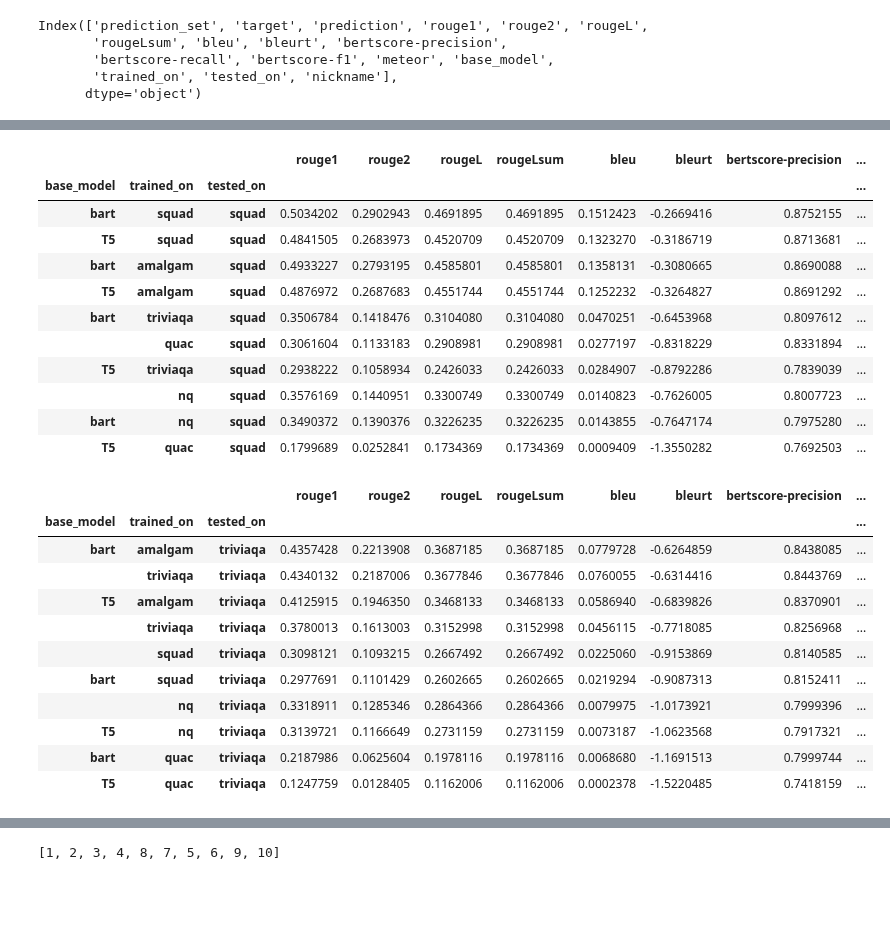
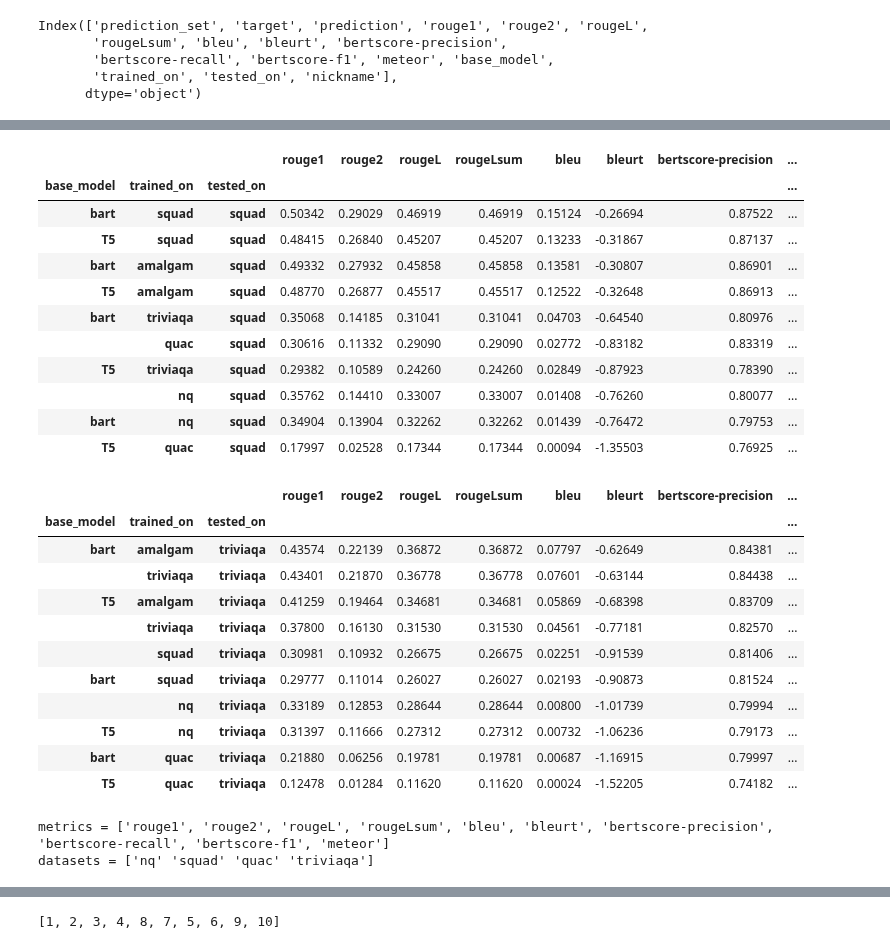
Before and after one commit to jeanlucjackson/w266_NLP_final_project, a Jupyter notebook: code/sandboxes/RR/rr_evaluation_sandbox.ipynb, the cells around one changed output, grey strips where cells are left out. Saved outputs shown, nothing was run; the diff lists cells and outputs as text; code cells hidden in the pictures; blank space fills up the shorter version.

```diff
--- a/code/sandboxes/RR/rr_evaluation_sandbox.ipynb
+++ b/code/sandboxes/RR/rr_evaluation_sandbox.ipynb
@@ -3,6 +9,10 @@
 # %%
 import pandas as pd
 import numpy as np
+from sklearn.metrics.pairwise import cosine_similarity
+
 import seaborn as sns
+from matplotlib import pyplot as plt
 
-from sklearn.metrics.pairwise import cosine_similarity
+pd.set_option("precision", 5)
+sns.set_theme()
@@ -15,6 +20,5 @@ Drive already mounted at /content/drive; to attempt to forcibly remount, call dr
 evaluation_root = "/content/drive/MyDrive/w266 NLP Final Project/Evaluation/"
 filename = evaluation_root + "evaluation_database.json"
 
-# Read JSON into dataframe
-evaluation_db_df = pd.read_json(filename)
+evaluation_df = pd.read_json(filename)
 # %%
@@ -25,6 +29,4 @@ Index(['prediction_set', 'target', 'prediction', 'rouge1', 'rouge2', 'rougeL',
        'bertscore-recall', 'bertscore-f1', 'meteor', 'base_model',
        'trained_on', 'tested_on', 'nickname'],
       dtype='object')
-# %%
-pd.set_option('precision', 7)
 # %%
@@ -69,30 +91,51 @@ evaluation_db_df[evaluation_db_df['tested_on'] == 'quac'].groupby(['base_model',
 # %%
-evaluation_db_df[evaluation_db_df['tested_on'] == 'squad'].groupby(['base_model', 'trained_on', 'tested_on']).mean().sort_values(by=['bertscore-f1'], ascending=False)
+squad_df = (
+    evaluation_df[evaluation_df["tested_on"] == "squad"]
+    .groupby(["base_model", "trained_on", "tested_on"])
+    .mean()
+    .sort_values(by=["bertscore-f1"], ascending=False)
+)
+
+squad_df
 # %% [output]
 |  |  |  | rouge1 | rouge2 | rougeL | rougeLsum | bleu | bleurt | bertscore-precision | ... |
 | base_model | trained_on | tested_on |  |  |  |  |  |  |  | ... |
-| bart | squad | squad | 0.5034202 | 0.2902943 | 0.4691895 | 0.4691895 | 0.1512423 | -0.2669416 | 0.8752155 | ... |
-| T5 | squad | squad | 0.4841505 | 0.2683973 | 0.4520709 | 0.4520709 | 0.1323270 | -0.3186719 | 0.8713681 | ... |
-| bart | amalgam | squad | 0.4933227 | 0.2793195 | 0.4585801 | 0.4585801 | 0.1358131 | -0.3080665 | 0.8690088 | ... |
-| T5 | amalgam | squad | 0.4876972 | 0.2687683 | 0.4551744 | 0.4551744 | 0.1252232 | -0.3264827 | 0.8691292 | ... |
-| bart | triviaqa | squad | 0.3506784 | 0.1418476 | 0.3104080 | 0.3104080 | 0.0470251 | -0.6453968 | 0.8097612 | ... |
-|  | quac | squad | 0.3061604 | 0.1133183 | 0.2908981 | 0.2908981 | 0.0277197 | -0.8318229 | 0.8331894 | ... |
-| T5 | triviaqa | squad | 0.2938222 | 0.1058934 | 0.2426033 | 0.2426033 | 0.0284907 | -0.8792286 | 0.7839039 | ... |
-|  | nq | squad | 0.3576169 | 0.1440951 | 0.3300749 | 0.3300749 | 0.0140823 | -0.7626005 | 0.8007723 | ... |
-| bart | nq | squad | 0.3490372 | 0.1390376 | 0.3226235 | 0.3226235 | 0.0143855 | -0.7647174 | 0.7975280 | ... |
-| T5 | quac | squad | 0.1799689 | 0.0252841 | 0.1734369 | 0.1734369 | 0.0009409 | -1.3550282 | 0.7692503 | ... |
+| bart | squad | squad | 0.50342 | 0.29029 | 0.46919 | 0.46919 | 0.15124 | -0.26694 | 0.87522 | ... |
+| T5 | squad | squad | 0.48415 | 0.26840 | 0.45207 | 0.45207 | 0.13233 | -0.31867 | 0.87137 | ... |
+| bart | amalgam | squad | 0.49332 | 0.27932 | 0.45858 | 0.45858 | 0.13581 | -0.30807 | 0.86901 | ... |
+| T5 | amalgam | squad | 0.48770 | 0.26877 | 0.45517 | 0.45517 | 0.12522 | -0.32648 | 0.86913 | ... |
+| bart | triviaqa | squad | 0.35068 | 0.14185 | 0.31041 | 0.31041 | 0.04703 | -0.64540 | 0.80976 | ... |
+|  | quac | squad | 0.30616 | 0.11332 | 0.29090 | 0.29090 | 0.02772 | -0.83182 | 0.83319 | ... |
+| T5 | triviaqa | squad | 0.29382 | 0.10589 | 0.24260 | 0.24260 | 0.02849 | -0.87923 | 0.78390 | ... |
+|  | nq | squad | 0.35762 | 0.14410 | 0.33007 | 0.33007 | 0.01408 | -0.76260 | 0.80077 | ... |
+| bart | nq | squad | 0.34904 | 0.13904 | 0.32262 | 0.32262 | 0.01439 | -0.76472 | 0.79753 | ... |
+| T5 | quac | squad | 0.17997 | 0.02528 | 0.17344 | 0.17344 | 0.00094 | -1.35503 | 0.76925 | ... |
 # %%
-evaluation_db_df[evaluation_db_df['tested_on'] == 'triviaqa'].groupby(['base_model', 'trained_on', 'tested_on']).mean().sort_values(by=['bertscore-f1'], ascending=False)
+triviaqa_df = (
+    evaluation_df[evaluation_df["tested_on"] == "triviaqa"]
+    .groupby(["base_model", "trained_on", "tested_on"])
+    .mean()
+    .sort_values(by=["bertscore-f1"], ascending=False)
+)
+
+triviaqa_df
 # %% [output]
 |  |  |  | rouge1 | rouge2 | rougeL | rougeLsum | bleu | bleurt | bertscore-precision | ... |
 | base_model | trained_on | tested_on |  |  |  |  |  |  |  | ... |
-| bart | amalgam | triviaqa | 0.4357428 | 0.2213908 | 0.3687185 | 0.3687185 | 0.0779728 | -0.6264859 | 0.8438085 | ... |
-|  | triviaqa | triviaqa | 0.4340132 | 0.2187006 | 0.3677846 | 0.3677846 | 0.0760055 | -0.6314416 | 0.8443769 | ... |
-| T5 | amalgam | triviaqa | 0.4125915 | 0.1946350 | 0.3468133 | 0.3468133 | 0.0586940 | -0.6839826 | 0.8370901 | ... |
-|  | triviaqa | triviaqa | 0.3780013 | 0.1613003 | 0.3152998 | 0.3152998 | 0.0456115 | -0.7718085 | 0.8256968 | ... |
-|  | squad | triviaqa | 0.3098121 | 0.1093215 | 0.2667492 | 0.2667492 | 0.0225060 | -0.9153869 | 0.8140585 | ... |
-| bart | squad | triviaqa | 0.2977691 | 0.1101429 | 0.2602665 | 0.2602665 | 0.0219294 | -0.9087313 | 0.8152411 | ... |
-|  | nq | triviaqa | 0.3318911 | 0.1285346 | 0.2864366 | 0.2864366 | 0.0079975 | -1.0173921 | 0.7999396 | ... |
-| T5 | nq | triviaqa | 0.3139721 | 0.1166649 | 0.2731159 | 0.2731159 | 0.0073187 | -1.0623568 | 0.7917321 | ... |
-| bart | quac | triviaqa | 0.2187986 | 0.0625604 | 0.1978116 | 0.1978116 | 0.0068680 | -1.1691513 | 0.7999744 | ... |
-| T5 | quac | triviaqa | 0.1247759 | 0.0128405 | 0.1162006 | 0.1162006 | 0.0002378 | -1.5220485 | 0.7418159 | ... |
+| bart | amalgam | triviaqa | 0.43574 | 0.22139 | 0.36872 | 0.36872 | 0.07797 | -0.62649 | 0.84381 | ... |
+|  | triviaqa | triviaqa | 0.43401 | 0.21870 | 0.36778 | 0.36778 | 0.07601 | -0.63144 | 0.84438 | ... |
+| T5 | amalgam | triviaqa | 0.41259 | 0.19464 | 0.34681 | 0.34681 | 0.05869 | -0.68398 | 0.83709 | ... |
+|  | triviaqa | triviaqa | 0.37800 | 0.16130 | 0.31530 | 0.31530 | 0.04561 | -0.77181 | 0.82570 | ... |
+|  | squad | triviaqa | 0.30981 | 0.10932 | 0.26675 | 0.26675 | 0.02251 | -0.91539 | 0.81406 | ... |
+| bart | squad | triviaqa | 0.29777 | 0.11014 | 0.26027 | 0.26027 | 0.02193 | -0.90873 | 0.81524 | ... |
+|  | nq | triviaqa | 0.33189 | 0.12853 | 0.28644 | 0.28644 | 0.00800 | -1.01739 | 0.79994 | ... |
+| T5 | nq | triviaqa | 0.31397 | 0.11666 | 0.27312 | 0.27312 | 0.00732 | -1.06236 | 0.79173 | ... |
+| bart | quac | triviaqa | 0.21880 | 0.06256 | 0.19781 | 0.19781 | 0.00687 | -1.16915 | 0.79997 | ... |
+| T5 | quac | triviaqa | 0.12478 | 0.01284 | 0.11620 | 0.11620 | 0.00024 | -1.52205 | 0.74182 | ... |
+# %%
+metrics = list(squad_df.columns)
+datasets = evaluation_df["tested_on"].unique()
+print(f"metrics = {metrics} \ndatasets = {datasets}")
+# %% [output]
+metrics = ['rouge1', 'rouge2', 'rougeL', 'rougeLsum', 'bleu', 'bleurt', 'bertscore-precision', 'bertscore-recall', 'bertscore-f1', 'meteor']
+datasets = ['nq' 'squad' 'quac' 'triviaqa']
```
Also changed, not shown: parts of 26 cells of this notebook.
